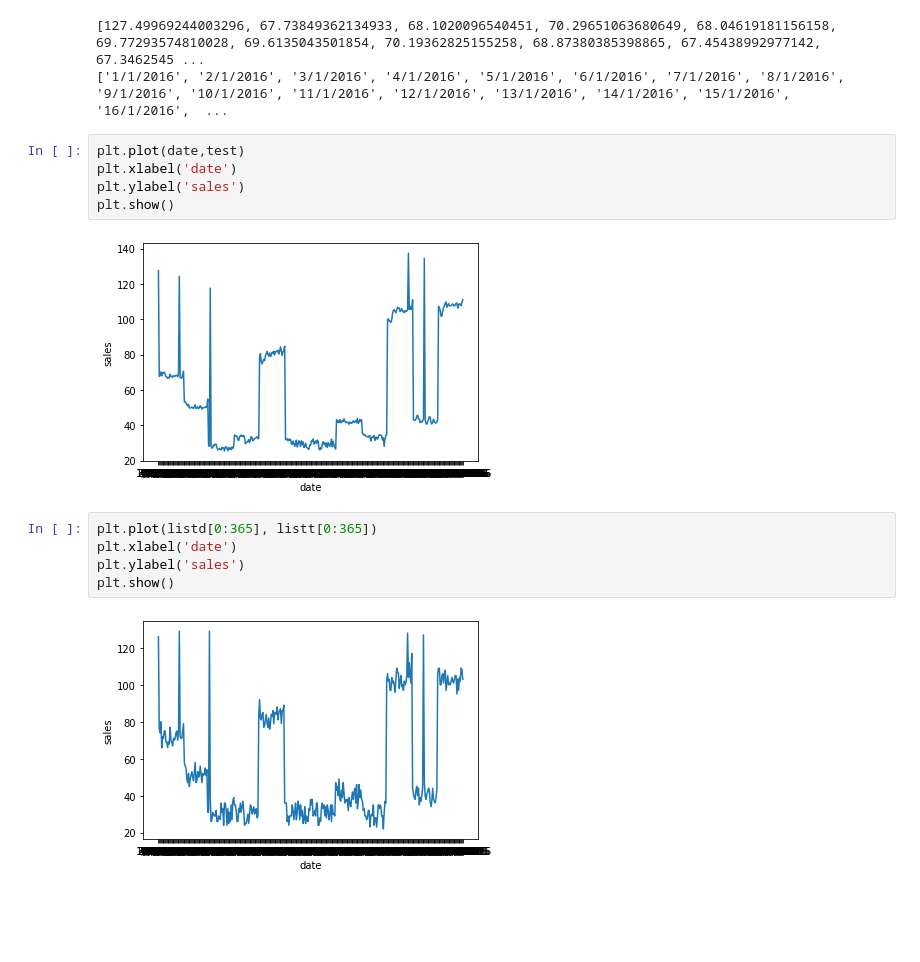
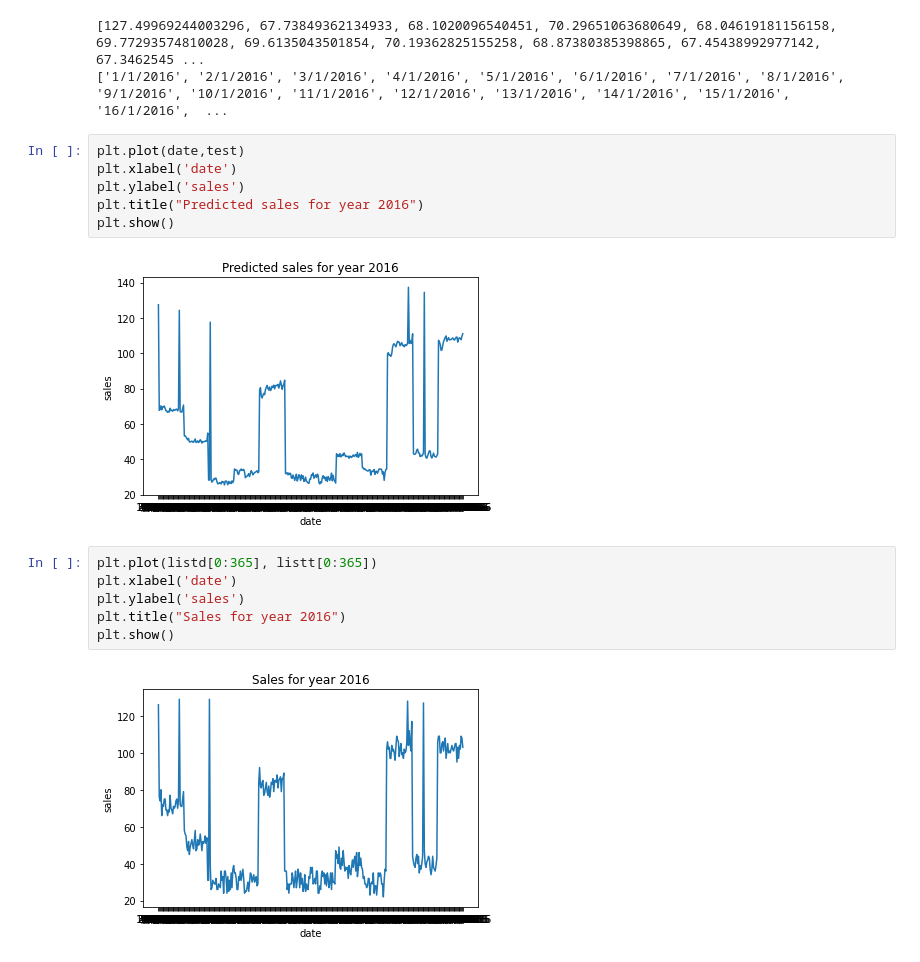
Before and after one commit to abhinav-syl/sales_anomaly, a Jupyter notebook: Sales_anomaly.ipynb, the cells around one changed output. Drawn from its saved outputs; the diff is of its cells as text; blank space fills up the shorter version.

```diff
--- a/Sales_anomaly.ipynb
+++ b/Sales_anomaly.ipynb
@@ -877,17 +877,19 @@ print(date)
 # %%
 plt.plot(date,test)
 plt.xlabel('date')
 plt.ylabel('sales')
+plt.title("Predicted sales for year 2016")
 plt.show()
 # %% [output]
-[figure, old version]
+[figure, new version]
 # %%
 plt.plot(listd[0:365], listt[0:365])
 plt.xlabel('date')
 plt.ylabel('sales')
+plt.title("Sales for year 2016")
 plt.show()
 # %% [output]
-[figure, old version]
+[figure, new version]
 # %%
 plt.plot(date,listt[0:365],color='b', label='expect')
 plt.plot(date,test,color='r', label='test')
```
Also changed, not shown: parts of 1 cell of this notebook.
